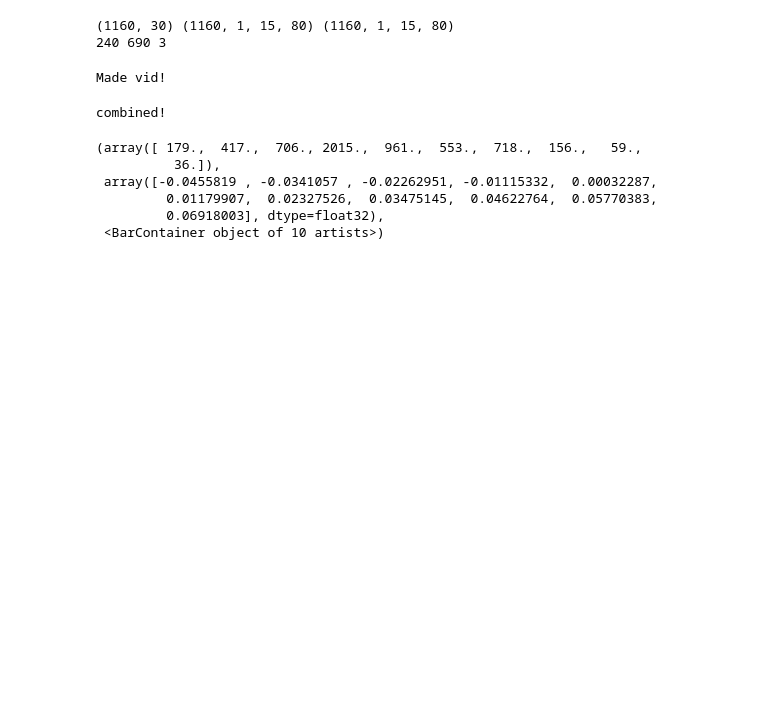
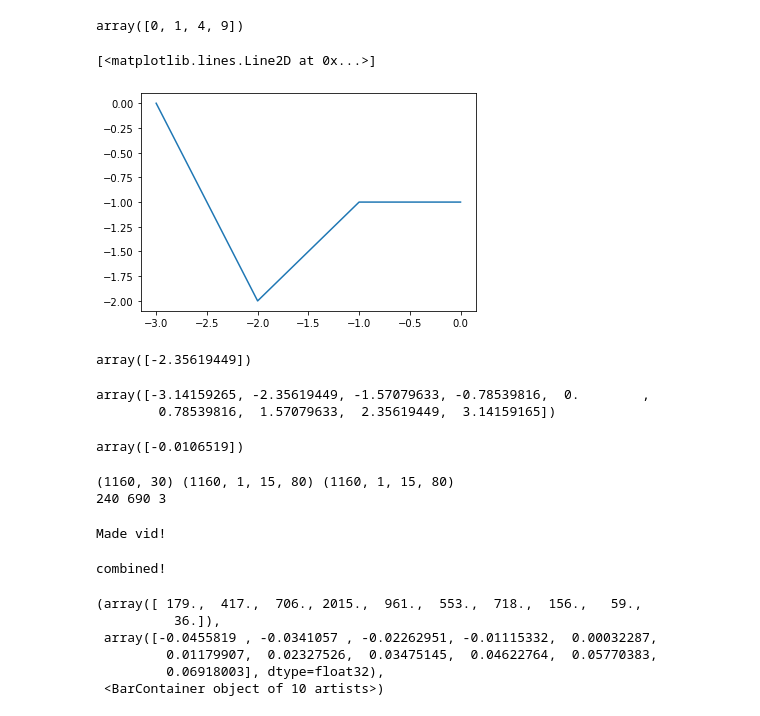
Before and after one commit to rgilman33/bespoke, a Jupyter notebook: nb/4_viz_sim.ipynb, the cells around one changed output. Saved outputs shown, nothing was run; the diff lists cells and outputs as text; code cells hidden in the pictures; blank space fills up the shorter version.

Commit message:
fustbol3 work. Vectorized wp angle getting

```diff
--- a/nb/4_viz_sim.ipynb
+++ b/nb/4_viz_sim.ipynb
@@ -123,0 +131,12 @@ video.release()
+# %%
+wp_xs = -np.array([0, 1, 2, 3])
+wp_ys = -np.array([1, 1, 2, 0])
+# %%
+wp_xs **2
+# %% [output]
+array([0, 1, 4, 9])
+# %%
+plt.plot(wp_xs, wp_ys)
+# %% [output]
+[<matplotlib.lines.Line2D at 0x...>]
+[figure, added]
@@ -124,3 +158,23 @@ video.release()
+# %%
+xs = [0, 1, 1, 1, 0, -1, -1, -1, -0.000001]
+ys = [1, 1, 0, -1, -1, -1, 0, 1, 1]
+angles = get_angles_to(np.array([-1]),np.array([-1]),0)
+angles
+# %% [output]
+array([-2.35619449])
+# %%
+get_angles_to(xs, ys, np.pi)
+# %% [output]
+array([-3.14159265, -2.35619449, -1.57079633, -0.78539816,  0.        ,
+        0.78539816,  1.57079633,  2.35619449,  3.14159165])
+# %%
+xs = np.array([2.97412607])
+ys = np.array([0.53678649])
+heading = 0.18921501426133513
+#0.010655776540231567 1.2030181966193643
+get_angles_to(ys, xs, heading)
+# %% [output]
+array([-0.0106519])
 # %%
 from viz_utils import make_vid
 
```
Also changed, not shown: parts of 12 cells of this notebook, 10 other files.
